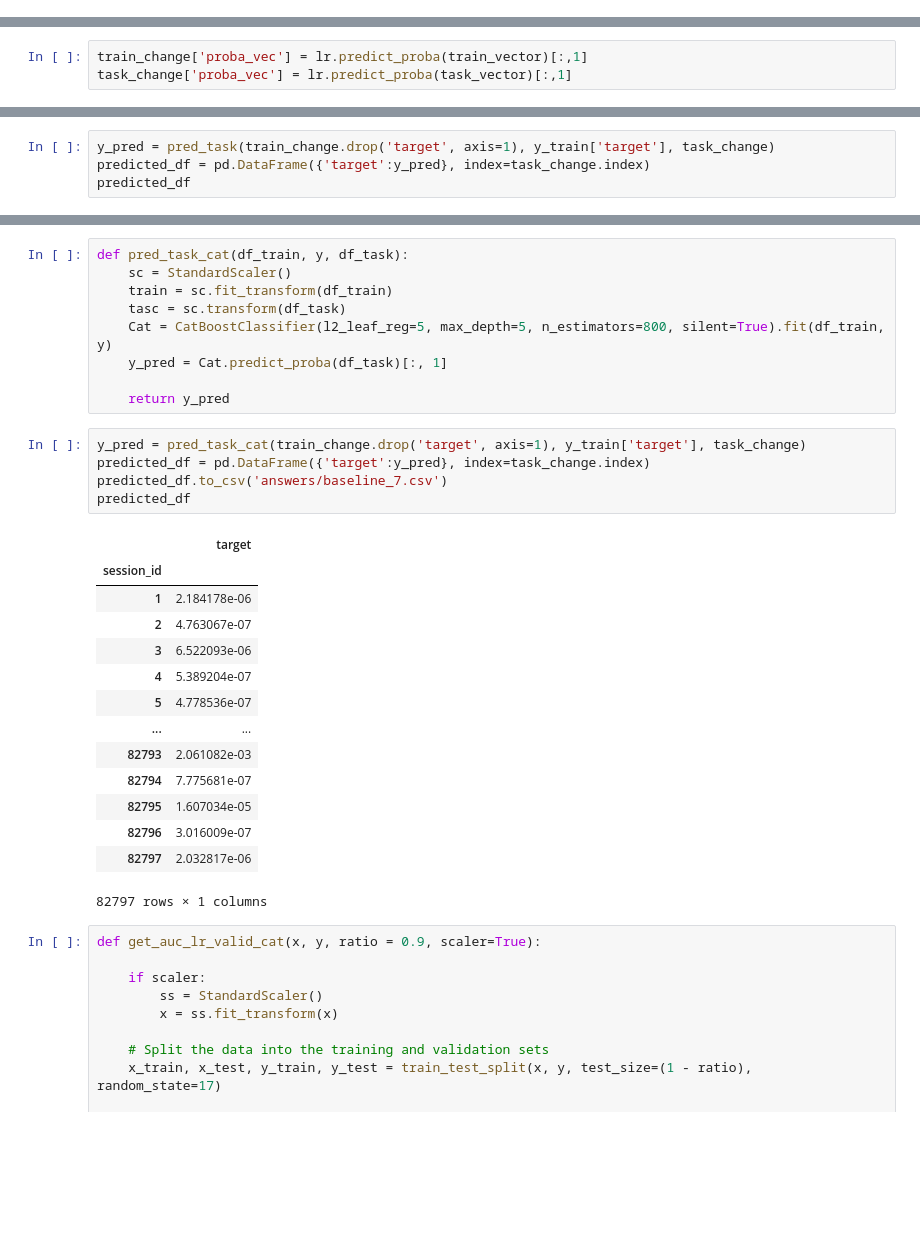
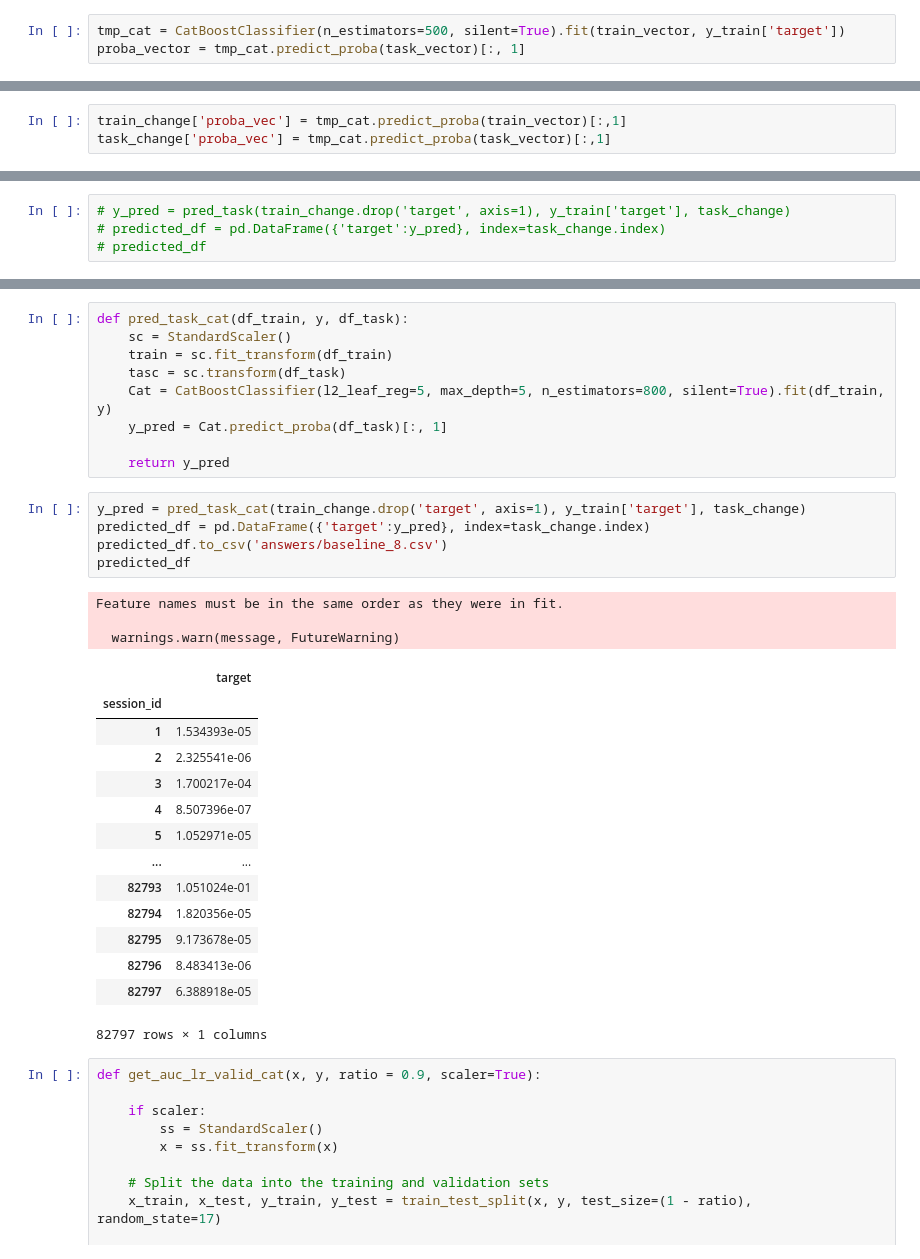
Before and after one commit to warshtayner/ODS_Alice, a Jupyter notebook: main_v2.ipynb, the cells around one changed output, grey strips where cells are left out. Cells and saved outputs as stored; diff of their text form; blank space fills up the shorter version.

```diff
--- a/main_v2.ipynb
+++ b/main_v2.ipynb
@@ -232,4 +232,7 @@ with open('src/train_sessions_text.txt') as inp_train_file:
     train_vector = cv.fit_transform(inp_train_file)
 with open('src/test_sessions_text.txt') as inp_test_file:
     task_vector = cv.transform(inp_test_file)
+# %%
+tmp_cat = CatBoostClassifier(n_estimators=500, silent=True).fit(train_vector, y_train['target'])
+proba_vector = tmp_cat.predict_proba(task_vector)[:, 1]
 # %%
@@ -238,6 +241,6 @@ proba_vector = lr.predict_proba(train_vector)
 # %%
-train_change['proba_vec'] = lr.predict_proba(train_vector)[:,1]
-task_change['proba_vec'] = lr.predict_proba(task_vector)[:,1]
+train_change['proba_vec'] = tmp_cat.predict_proba(train_vector)[:,1]
+task_change['proba_vec'] = tmp_cat.predict_proba(task_vector)[:,1]
 # %%
 def get_auc_lr_valid_my(x, y, ratio = 0.9, scaler=True):
 
@@ -292,7 +305,7 @@ def pred_task(df_train, y, df_task):
 # %%
-y_pred = pred_task(train_change.drop('target', axis=1), y_train['target'], task_change)
-predicted_df = pd.DataFrame({'target':y_pred}, index=task_change.index)
-predicted_df
+# y_pred = pred_task(train_change.drop('target', axis=1), y_train['target'], task_change)
+# predicted_df = pd.DataFrame({'target':y_pred}, index=task_change.index)
+# predicted_df
 # %% [output]
 |  | target |
 | session_id |  |
@@ -322,23 +335,26 @@ def pred_task_cat(df_train, y, df_task):
 # %%
 y_pred = pred_task_cat(train_change.drop('target', axis=1), y_train['target'], task_change)
 predicted_df = pd.DataFrame({'target':y_pred}, index=task_change.index)
-predicted_df.to_csv('answers/baseline_7.csv')
+predicted_df.to_csv('answers/baseline_8.csv')
 predicted_df
 # %% [output]
+Feature names must be in the same order as they were in fit.
+
+  warnings.warn(message, FutureWarning)
 |  | target |
 | session_id |  |
-| 1 | 2.184178e-06 |
-| 2 | 4.763067e-07 |
-| 3 | 6.522093e-06 |
-| 4 | 5.389204e-07 |
-| 5 | 4.778536e-07 |
+| 1 | 1.534393e-05 |
+| 2 | 2.325541e-06 |
+| 3 | 1.700217e-04 |
+| 4 | 8.507396e-07 |
+| 5 | 1.052971e-05 |
 | ... | ... |
-| 82793 | 2.061082e-03 |
-| 82794 | 7.775681e-07 |
-| 82795 | 1.607034e-05 |
-| 82796 | 3.016009e-07 |
-| 82797 | 2.032817e-06 |
+| 82793 | 1.051024e-01 |
+| 82794 | 1.820356e-05 |
+| 82795 | 9.173678e-05 |
+| 82796 | 8.483413e-06 |
+| 82797 | 6.388918e-05 |
-82797 rows × 1 columns
+82797 rows × 1 columns
 # %%
 def get_auc_lr_valid_cat(x, y, ratio = 0.9, scaler=True):
 
```
Also changed, not shown: parts of 6 cells of this notebook, 5 other files.
